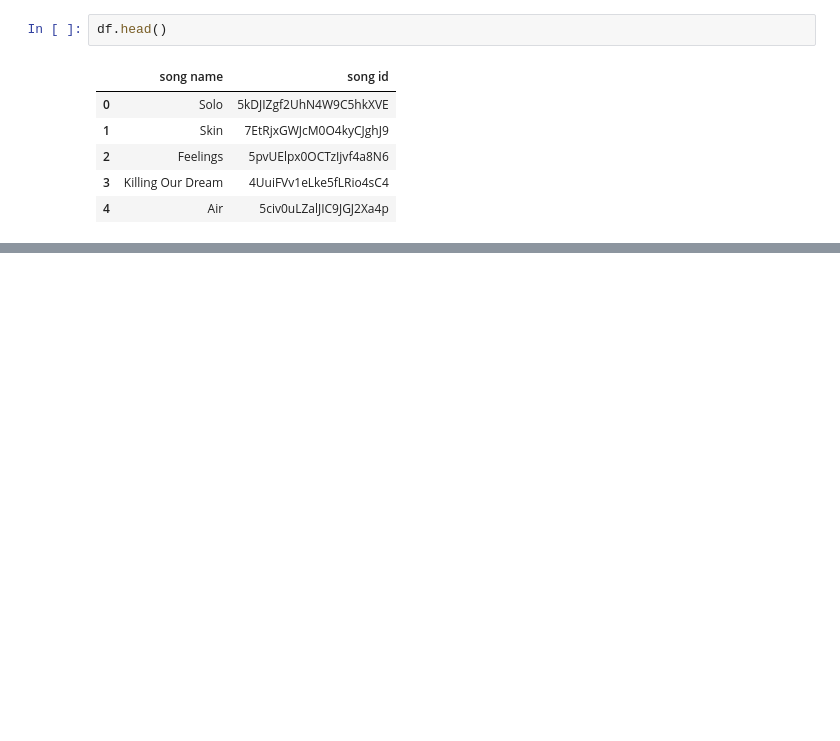
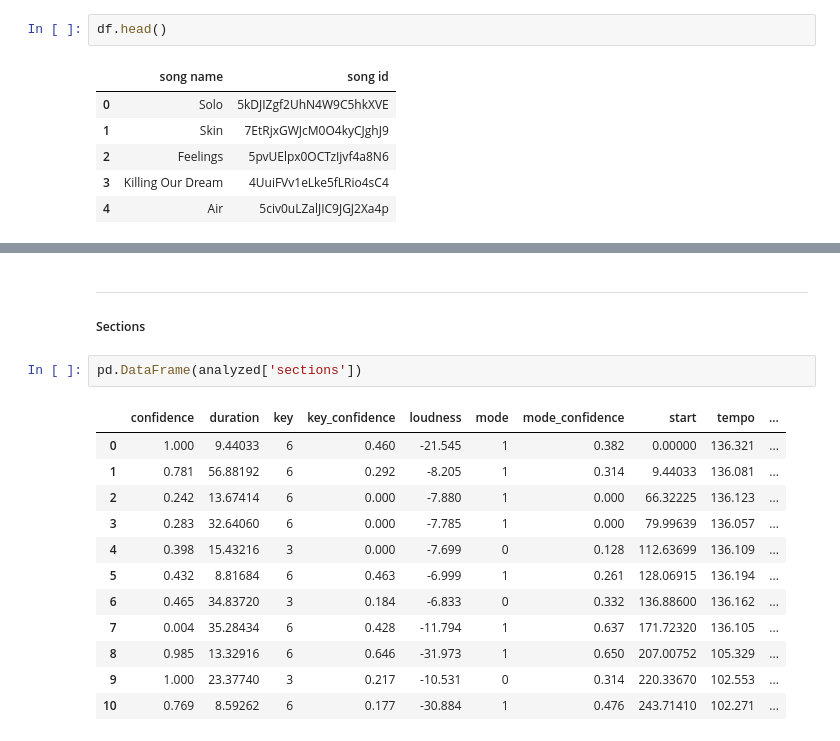
Before and after one commit to Chief-Dom/Spotify_FTB, a Jupyter notebook: api_architecture.ipynb, the cells around one changed output, grey strips where cells are left out. Saved outputs shown, nothing was run; the diff lists cells and outputs as text; blank space fills up the shorter version.

```diff
--- a/api_architecture.ipynb
+++ b/api_architecture.ipynb
@@ -180,0 +240,18 @@ sp.audio_analysis(song_id)
+# %% [markdown]
+***
+##### Sections
+# %%
+pd.DataFrame(analyzed['sections'])
+# %% [output]
+|  | confidence | duration | key | key_confidence | loudness | mode | mode_confidence | start | tempo | ... |
+| 0 | 1.000 | 9.44033 | 6 | 0.460 | -21.545 | 1 | 0.382 | 0.00000 | 136.321 | ... |
+| 1 | 0.781 | 56.88192 | 6 | 0.292 | -8.205 | 1 | 0.314 | 9.44033 | 136.081 | ... |
+| 2 | 0.242 | 13.67414 | 6 | 0.000 | -7.880 | 1 | 0.000 | 66.32225 | 136.123 | ... |
+| 3 | 0.283 | 32.64060 | 6 | 0.000 | -7.785 | 1 | 0.000 | 79.99639 | 136.057 | ... |
+| 4 | 0.398 | 15.43216 | 3 | 0.000 | -7.699 | 0 | 0.128 | 112.63699 | 136.109 | ... |
+| 5 | 0.432 | 8.81684 | 6 | 0.463 | -6.999 | 1 | 0.261 | 128.06915 | 136.194 | ... |
+| 6 | 0.465 | 34.83720 | 3 | 0.184 | -6.833 | 0 | 0.332 | 136.88600 | 136.162 | ... |
+| 7 | 0.004 | 35.28434 | 6 | 0.428 | -11.794 | 1 | 0.637 | 171.72320 | 136.105 | ... |
+| 8 | 0.985 | 13.32916 | 6 | 0.646 | -31.973 | 1 | 0.650 | 207.00752 | 105.329 | ... |
+| 9 | 1.000 | 23.37740 | 3 | 0.217 | -10.531 | 0 | 0.314 | 220.33670 | 102.553 | ... |
+| 10 | 0.769 | 8.59262 | 6 | 0.177 | -30.884 | 1 | 0.476 | 243.71410 | 102.271 | ... |
```
Also changed, not shown: parts of 26 cells of this notebook, 1 other file.
